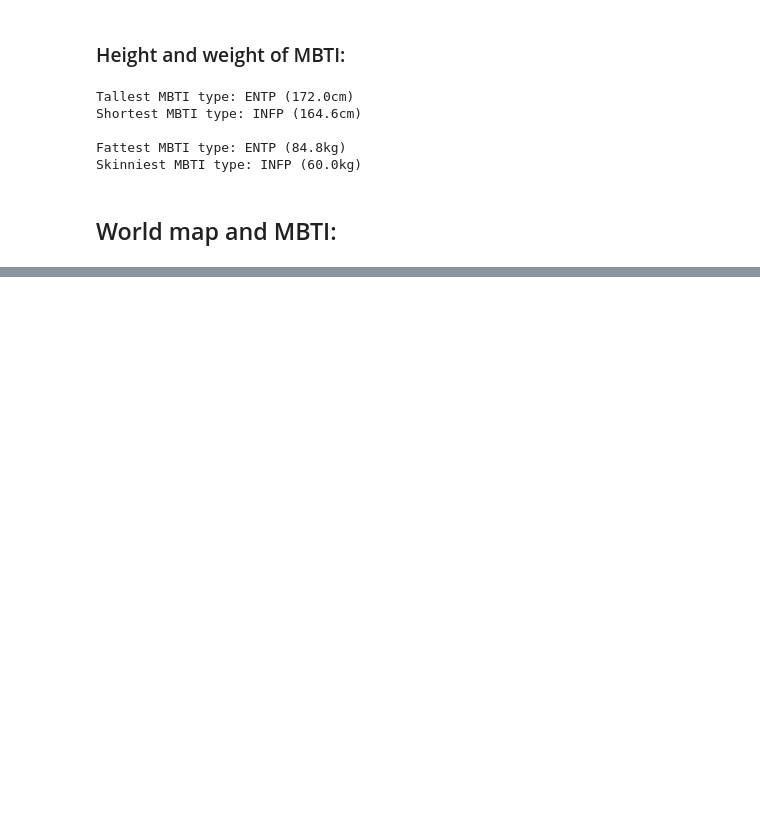
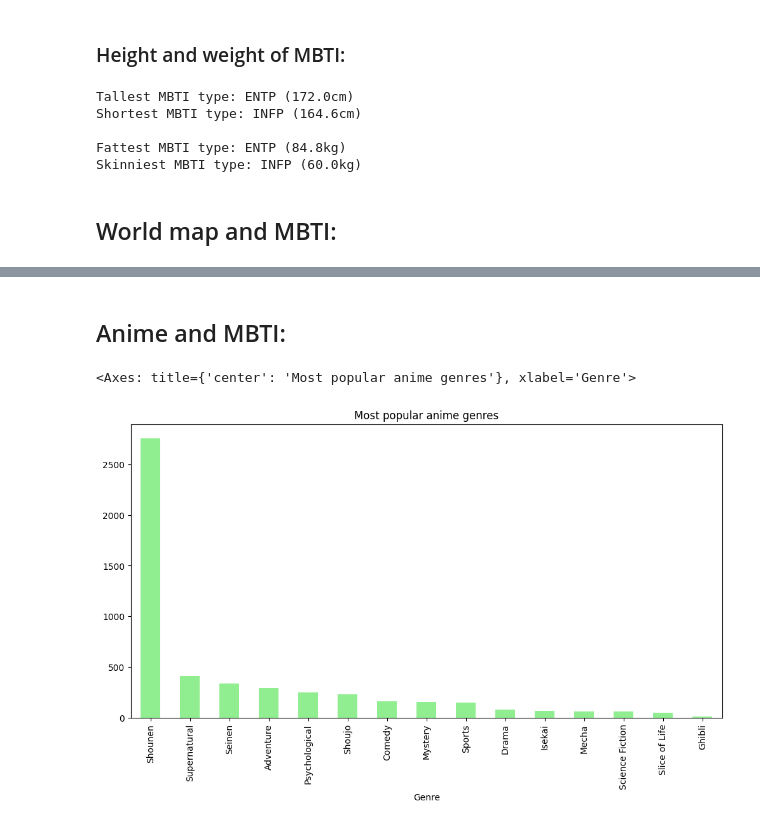
Before and after one commit to NightWanderer2004/BigData-learning, a Jupyter notebook: project/project.ipynb, the cells around one changed output, grey strips where cells are left out. Drawn from its saved outputs; the diff is of its cells as text; code cells hidden in the pictures; blank space fills up the shorter version.

```diff
--- a/project/project.ipynb
+++ b/project/project.ipynb
@@ -135,6 +134,8 @@ df_anime.rename(columns={'anime_genre': 'Genre'}, inplace=True)
 df_anime.rename(columns={'character_name': 'Name'}, inplace=True)
 df_anime.rename(columns={'character_mbti_type': 'MBTI'}, inplace=True)
 
+df_anime = df_anime[df_anime['MBTI'] != 'XXXX']
+
 df_anime.head()
 # %% [output]
 |  | Title | Genre | Name | MBTI |
@@ -459,0 +527,7 @@ Skinniest MBTI type: INFP (60.0kg)
+# %% [markdown]
+## Anime and MBTI:
+# %%
+df_anime["Genre"].value_counts().plot(kind='bar', color='lightgreen', figsize=(12, 6), title='Most popular anime genres')
+# %% [output]
+<Axes: title={'center': 'Most popular anime genres'}, xlabel='Genre'>
+[figure, added]
```
Also changed, not shown: parts of 35 cells of this notebook, 1 other file.
